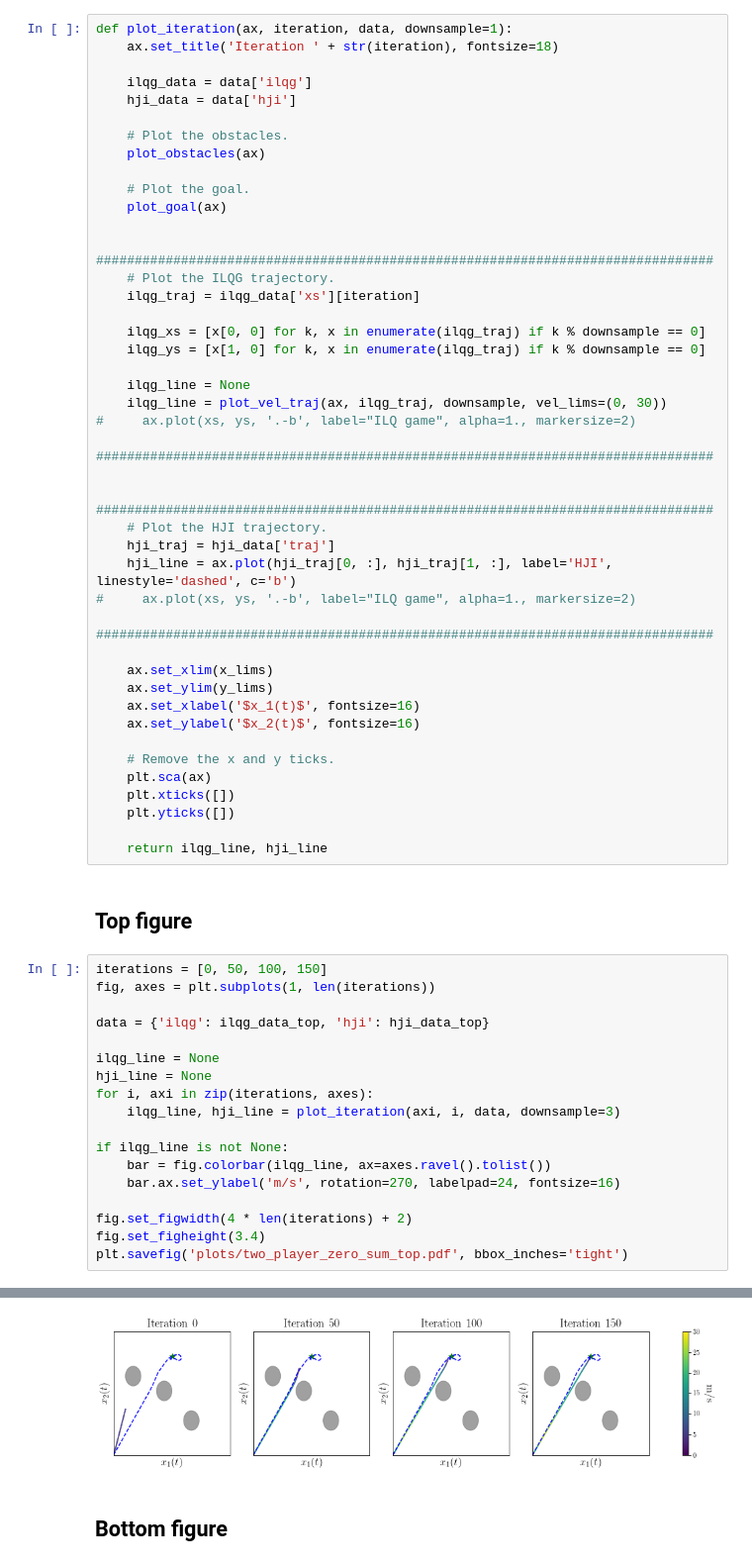
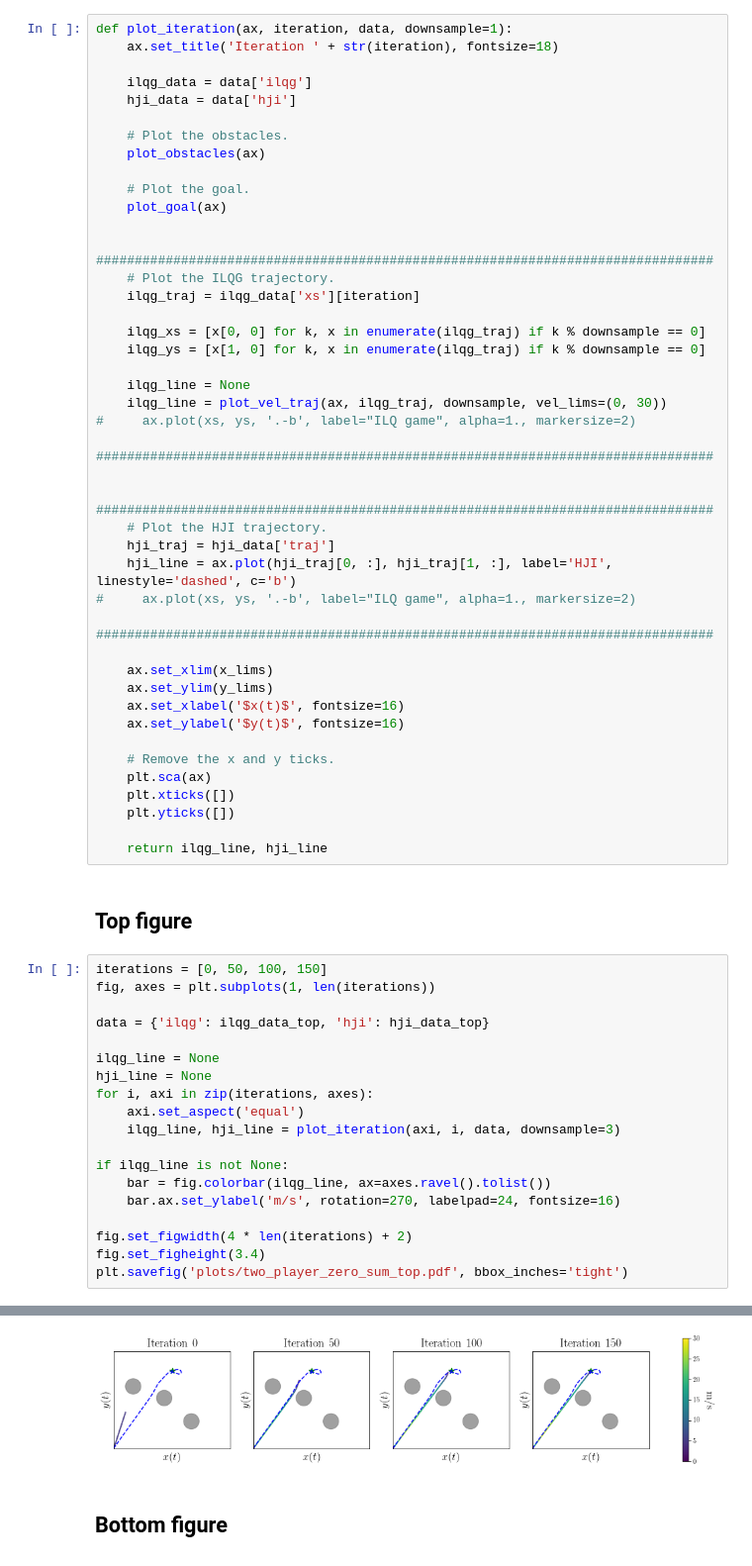
Before and after one commit to HJReachability/ilqgames, a Jupyter notebook: notebooks/CDC 2019 Plots.ipynb, the cells around one changed output, grey strips where cells are left out. Shown at 99% size. Cells and saved outputs as stored; diff of their text form.

Commit message:
small changes to plotting code

```diff
--- a/notebooks/CDC 2019 Plots.ipynb
+++ b/notebooks/CDC 2019 Plots.ipynb
@@ -107,8 +107,8 @@ def plot_iteration(ax, iteration, data, downsample=1):
 
     ax.set_xlim(x_lims)
     ax.set_ylim(y_lims)
-    ax.set_xlabel('$x_1(t)$', fontsize=16)
-    ax.set_ylabel('$x_2(t)$', fontsize=16)
+    ax.set_xlabel('$x(t)$', fontsize=16)
+    ax.set_ylabel('$y(t)$', fontsize=16)
 
     # Remove the x and y ticks.
     plt.sca(ax)
@@ -121,27 +121,28 @@ def plot_iteration(ax, iteration, data, downsample=1):
 # %%
 iterations = [0, 50, 100, 150]
 fig, axes = plt.subplots(1, len(iterations))
 
 data = {'ilqg': ilqg_data_top, 'hji': hji_data_top}
 
 ilqg_line = None
 hji_line = None
 for i, axi in zip(iterations, axes):
+    axi.set_aspect('equal')
     ilqg_line, hji_line = plot_iteration(axi, i, data, downsample=3)
 
 if ilqg_line is not None:
     bar = fig.colorbar(ilqg_line, ax=axes.ravel().tolist())
     bar.ax.set_ylabel('m/s', rotation=270, labelpad=24, fontsize=16)
 
 fig.set_figwidth(4 * len(iterations) + 2)
 fig.set_figheight(3.4)
 plt.savefig('plots/two_player_zero_sum_top.pdf', bbox_inches='tight')
 # %% [output]
 min_vel = 0, max_vel = 30
 min_vel = 0, max_vel = 30
 min_vel = 0, max_vel = 30
 min_vel = 0, max_vel = 30
-[figure, old version]
+[figure, new version]
 # %% [markdown]
 ## Bottom figure
 # %%
```
Also changed, not shown: parts of 8 cells of this notebook.
